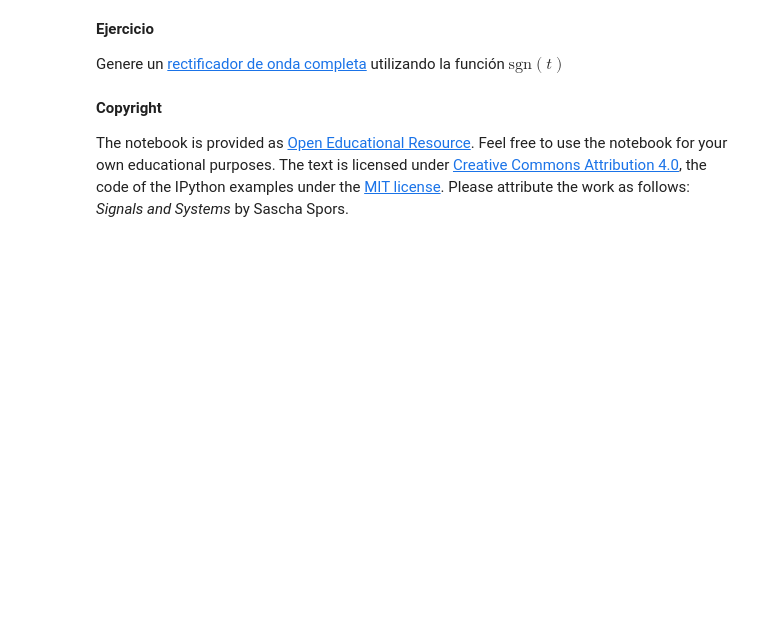
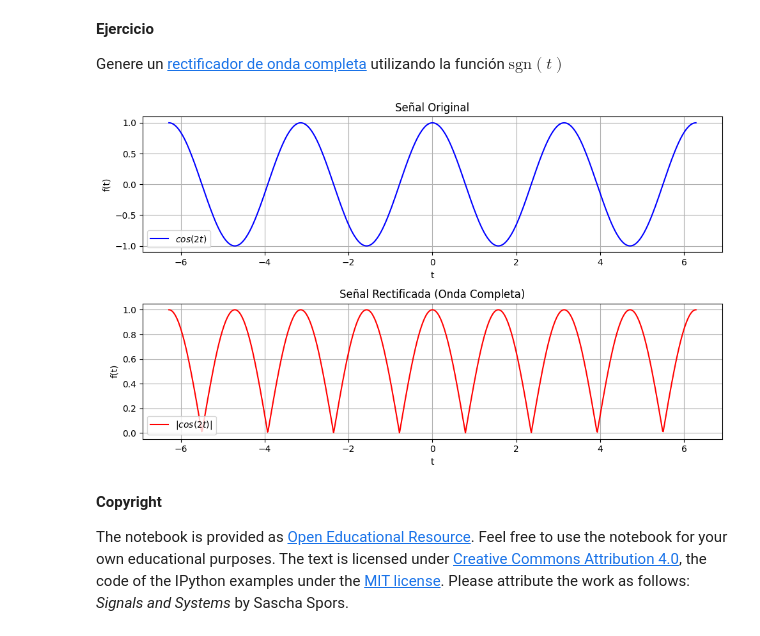
Before and after one commit to dianavalverdedelariviera/Asigntaura-S-S, a Jupyter notebook: Copia_de_S_estandar.ipynb, the cells around one changed output. Cells and saved outputs as stored; diff of their text form; code cells hidden in the pictures; blank space fills up the shorter version.

```diff
--- a/Copia_de_S_estandar.ipynb
+++ b/Copia_de_S_estandar.ipynb
@@ -305,6 +305,47 @@ sym.plot(sgn, (t, -2, 2), ylim=[-1.2, 1.2], ylabel=r'sgn$(t)$');
 **Ejercicio**
 
 Genere un [rectificador de onda completa](https://en.wikipedia.org/wiki/Rectifier#Full-wave_rectification) utilizando la función $\text{sgn}(t)$
+# %%
+import numpy as np
+import matplotlib.pyplot as plt
+
+# Definir la función sgn(t)
+def sgn(t):
+    return np.sign(t)
+
+# Definir el rango de tiempo
+t = np.linspace(-2 * np.pi, 2 * np.pi, 1000)  # De -2π a 2π con 1000 puntos
+
+# Definir la señal original y el rectificador de onda completa
+omega = 2
+signal = np.cos(omega * t)  # Señal original
+rectified_signal = np.abs(signal)  # O también: signal * sgn(signal)
+
+# Graficar la señal original y el rectificador
+plt.figure(figsize=(10, 6))
+
+# Señal original
+plt.subplot(2, 1, 1)
+plt.plot(t, signal, label=r'$cos(2t)$', color='b')
+plt.title('Señal Original')
+plt.xlabel('t')
+plt.ylabel('f(t)')
+plt.grid(True)
+plt.legend()
+
+# Señal rectificada
+plt.subplot(2, 1, 2)
+plt.plot(t, rectified_signal, label=r'$|cos(2t)|$', color='r')
+plt.title('Señal Rectificada (Onda Completa)')
+plt.xlabel('t')
+plt.ylabel('f(t)')
+plt.grid(True)
+plt.legend()
+
+plt.tight_layout()
+plt.show()
+# %% [output]
+[figure, added]
 # %% [markdown]
 **Copyright**
 
```
